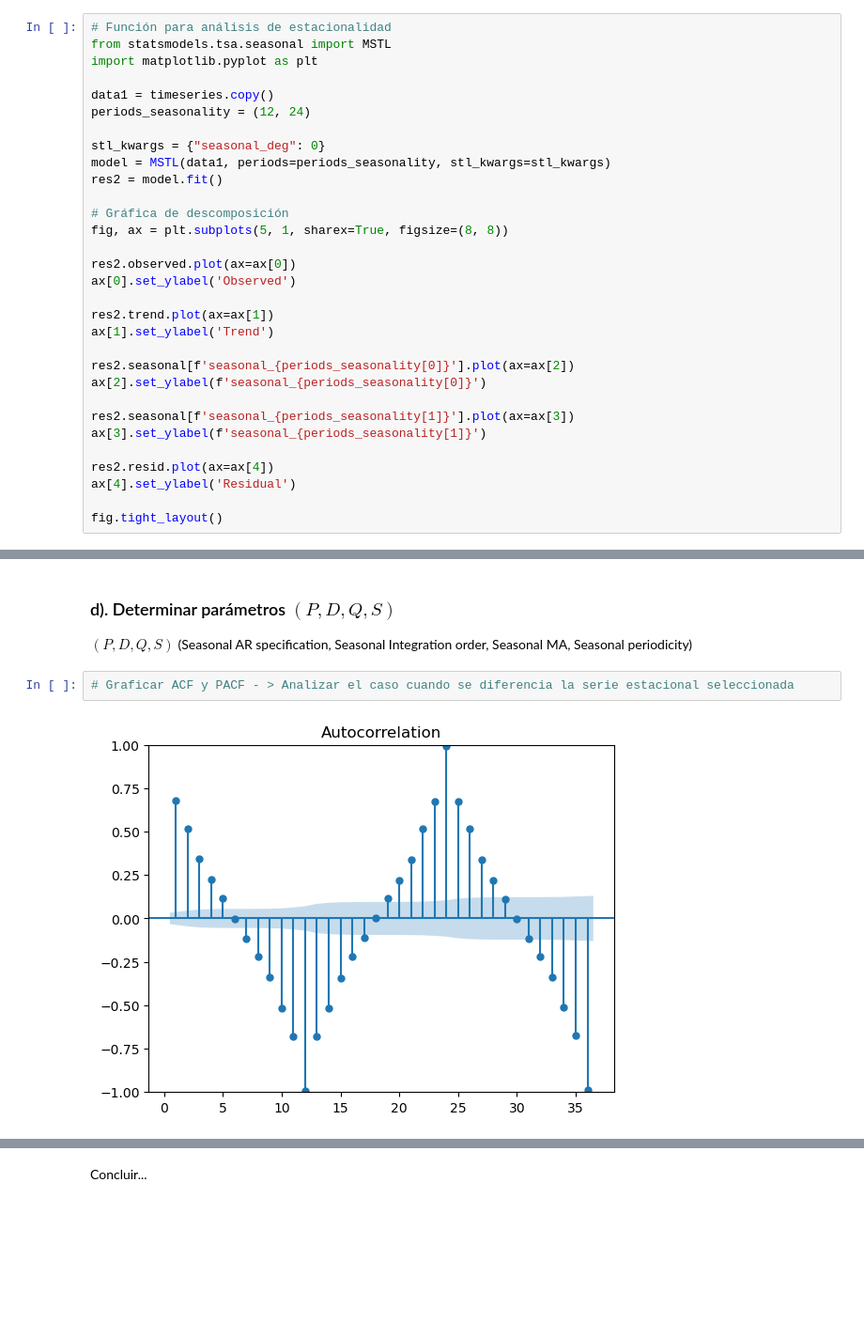
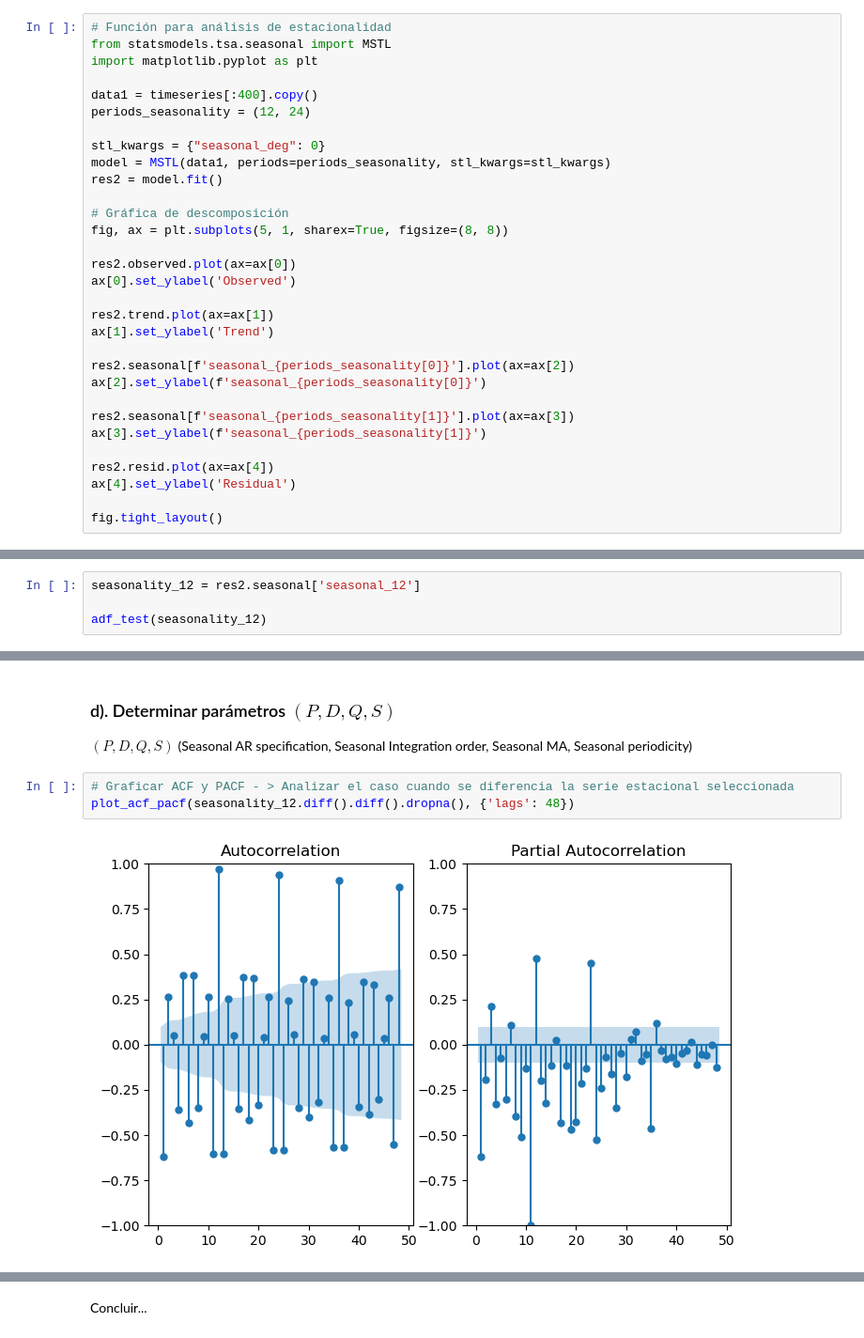
Before and after one commit to ChristaBarrios/MPST-2024-I, a Jupyter notebook: TEMA-1/Clase7_AnalisisProblemaPractico 2.ipynb, the cells around one changed output, grey strips where cells are left out. Shown at 94% size. Drawn from its saved outputs; the diff is of its cells as text; blank space fills up the shorter version.

```diff
--- a/TEMA-1/Clase7_AnalisisProblemaPractico 2.ipynb
+++ b/TEMA-1/Clase7_AnalisisProblemaPractico 2.ipynb
@@ -168,7 +172,7 @@ seasonality_data =
 from statsmodels.tsa.seasonal import MSTL
 import matplotlib.pyplot as plt
 
-data1 = timeseries.copy()
+data1 = timeseries[:400].copy()
 periods_seasonality = (12, 24)
 
 stl_kwargs = {"seasonal_deg": 0}
@@ -220,2 +232,6 @@ Critical Value (10%)             -2.567204
 dtype: float64
 Stationary
+# %%
+seasonality_12 = res2.seasonal['seasonal_12']
+
+adf_test(seasonality_12)
@@ -224,5 +251,6 @@ Stationary
 $(P, D, Q, S)$ (Seasonal AR specification, Seasonal Integration order, Seasonal MA, Seasonal periodicity)
 # %%
 # Graficar ACF y PACF - > Analizar el caso cuando se diferencia la serie estacional seleccionada
+plot_acf_pacf(seasonality_12.diff().diff().dropna(), {'lags': 48})
 # %% [output]
-[figure, old version]
+[figure, new version]
```
Also changed, not shown: parts of 37 cells of this notebook, 1 other file.
